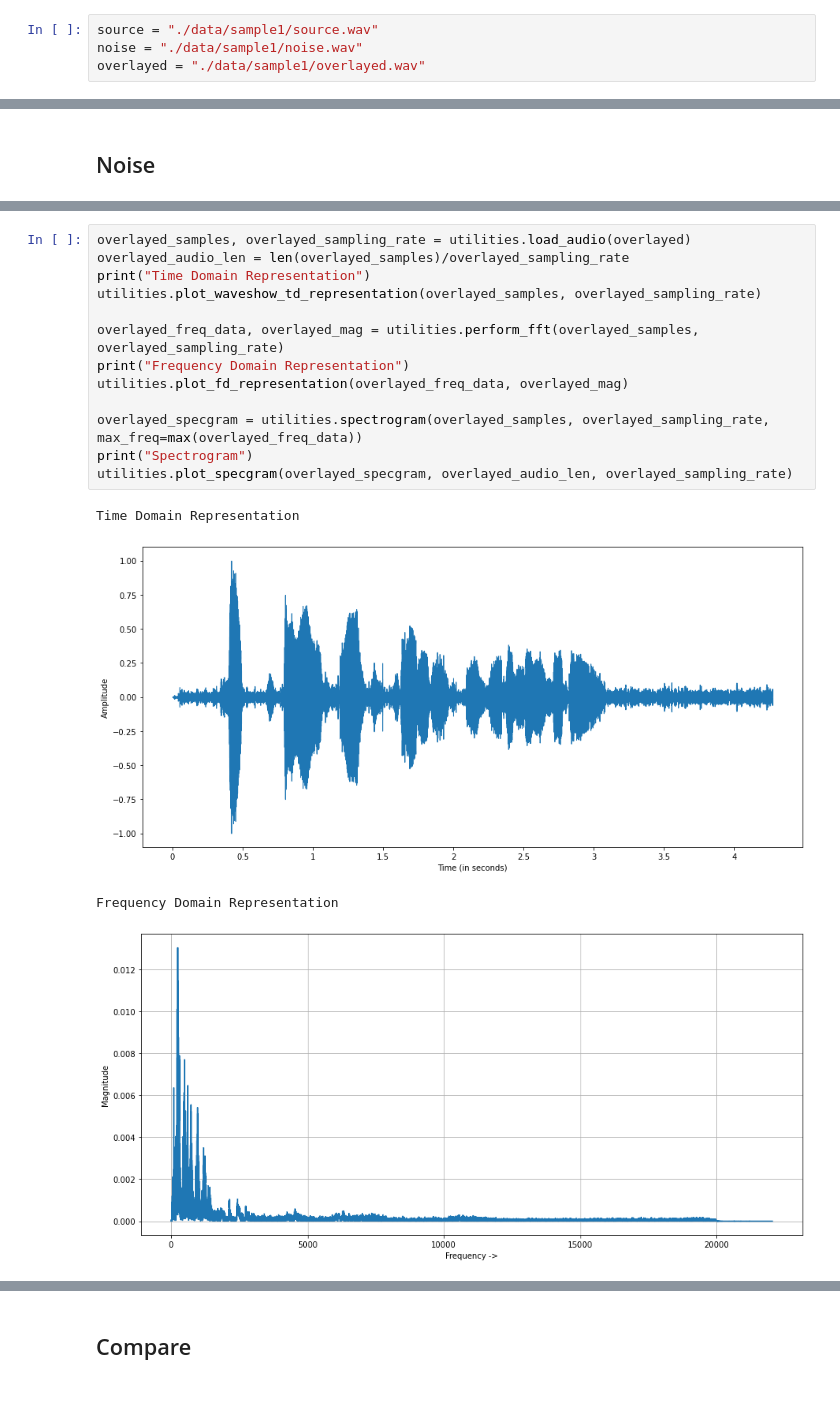
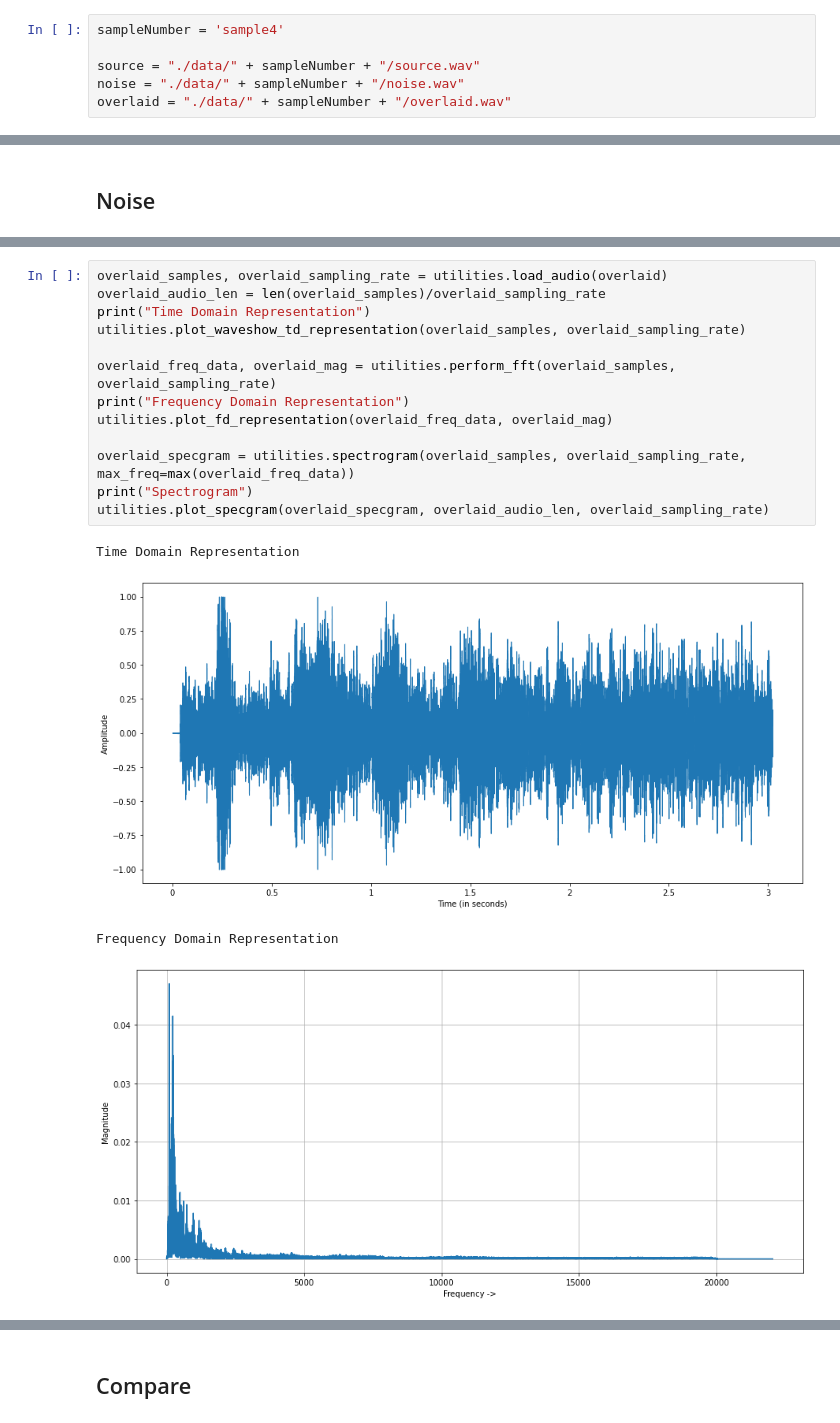
Before and after one commit to Devzard/audio-bg-noise-separation, a Jupyter notebook: visualize.ipynb, the cells around one changed output, grey strips where cells are left out. Cells and saved outputs as stored; diff of their text form; blank space fills up the shorter version.

```diff
--- a/visualize.ipynb
+++ b/visualize.ipynb
@@ -3,7 +4,9 @@ import utilities
 # %%
-source = "./data/sample1/source.wav"
-noise = "./data/sample1/noise.wav"
-overlayed = "./data/sample1/overlayed.wav"
+sampleNumber = 'sample4'
+
+source = "./data/" + sampleNumber + "/source.wav"
+noise = "./data/" + sampleNumber + "/noise.wav"
+overlaid = "./data/" + sampleNumber + "/overlaid.wav"
 # %% [markdown]
 ## Source
 # %%
@@ -53,19 +56,19 @@ Spectrogram
 # %%
-overlayed_samples, overlayed_sampling_rate = utilities.load_audio(overlayed)
-overlayed_audio_len = len(overlayed_samples)/overlayed_sampling_rate
+overlaid_samples, overlaid_sampling_rate = utilities.load_audio(overlaid)
+overlaid_audio_len = len(overlaid_samples)/overlaid_sampling_rate
 print("Time Domain Representation")
-utilities.plot_waveshow_td_representation(overlayed_samples, overlayed_sampling_rate)
+utilities.plot_waveshow_td_representation(overlaid_samples, overlaid_sampling_rate)
 
-overlayed_freq_data, overlayed_mag = utilities.perform_fft(overlayed_samples, overlayed_sampling_rate)
+overlaid_freq_data, overlaid_mag = utilities.perform_fft(overlaid_samples, overlaid_sampling_rate)
 print("Frequency Domain Representation")
-utilities.plot_fd_representation(overlayed_freq_data, overlayed_mag)
+utilities.plot_fd_representation(overlaid_freq_data, overlaid_mag)
 
-overlayed_specgram = utilities.spectrogram(overlayed_samples, overlayed_sampling_rate, max_freq=max(overlayed_freq_data))
+overlaid_specgram = utilities.spectrogram(overlaid_samples, overlaid_sampling_rate, max_freq=max(overlaid_freq_data))
 print("Spectrogram")
-utilities.plot_specgram(overlayed_specgram, overlayed_audio_len, overlayed_sampling_rate)
+utilities.plot_specgram(overlaid_specgram, overlaid_audio_len, overlaid_sampling_rate)
 # %% [output]
 Time Domain Representation
-[figure, old version]
+[figure, new version]
 Frequency Domain Representation
-[figure, old version]
+[figure, new version]
 Spectrogram
```
Also changed, not shown: parts of 17 cells of this notebook, 3 other files.
